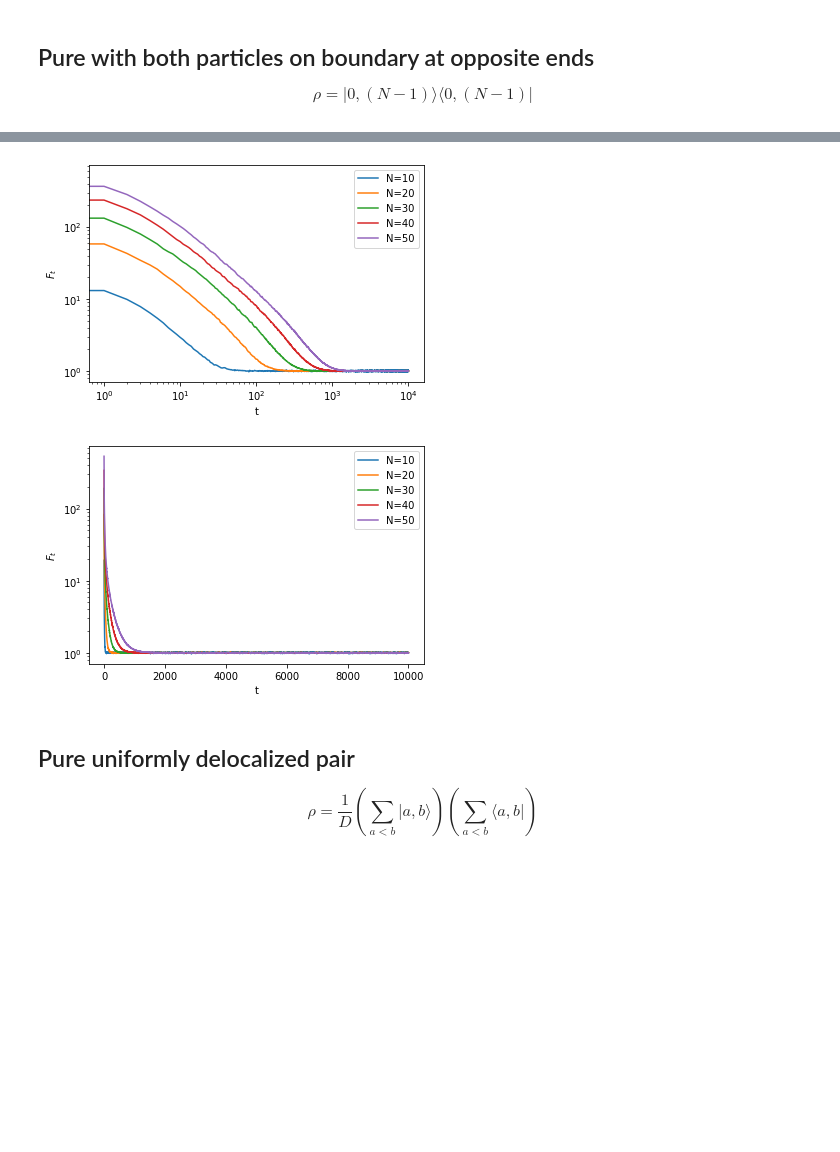
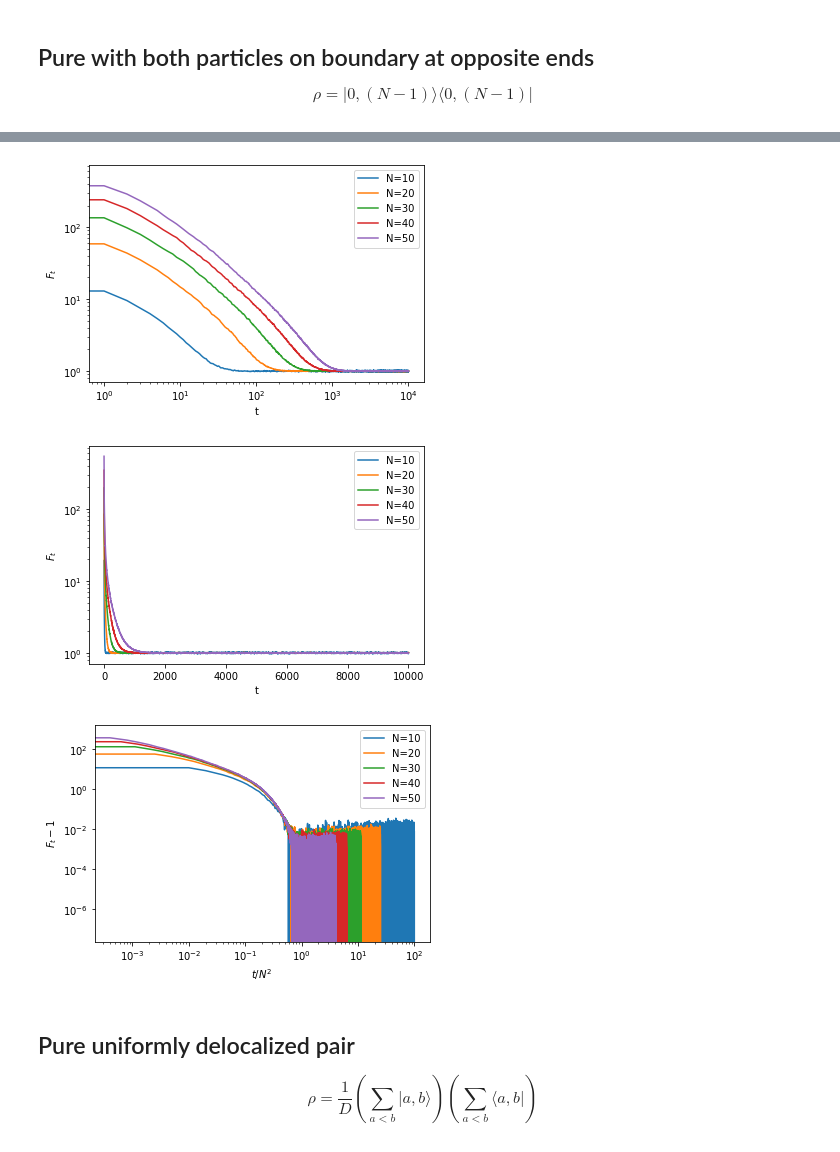
Before and after one commit to Renmusxd/RandomUnitaryLayers, a Jupyter notebook: jupyter/DoubleDefect.ipynb, the cells around one changed output, grey strips where cells are left out. Drawn from its saved outputs; the diff is of its cells as text; code cells hidden in the pictures; blank space fills up the shorter version.

```diff
--- a/jupyter/DoubleDefect.ipynb
+++ b/jupyter/DoubleDefect.ipynb
@@ -44,4 +44,15 @@ pyplot.ylabel('$F_t$')
 pyplot.yscale('log')
 pyplot.legend()
 pyplot.show()
+
+for n, purity in zip(ns, pure_purities):
+    l = len(purity)
+    pyplot.plot(numpy.arange(l)/(n**2), purity - 1, label=f"N={n}")
+
+pyplot.xlabel('$t/N^2$')
+pyplot.ylabel('$F_t - 1$')
+pyplot.xscale('log')
+pyplot.yscale('log')
+pyplot.legend()
+pyplot.show()
 # %% [output]
@@ -71,26 +83,39 @@ Wall time: 28.5 s
 # %%
 for n, purity in zip(ns, pure_purities):
     pyplot.plot(purity, label=f"N={n}")
 
 pyplot.xlabel('t')
 pyplot.ylabel('$F_t$')
 pyplot.xscale('log')
 pyplot.yscale('log')
 pyplot.legend()
 pyplot.show()
 
 for n, purity in zip(ns, pure_purities):
     pyplot.plot(purity, label=f"N={n}")
 
 
 pyplot.xlabel('t')
 pyplot.ylabel('$F_t$')
 pyplot.yscale('log')
 pyplot.legend()
 pyplot.show()
+
+
+for n, purity in zip(ns, pure_purities):
+    l = len(purity)
+    pyplot.plot(numpy.arange(l)/(n**2), purity - 1, label=f"N={n}")
+
+pyplot.xlabel('$t/N^2$')
+pyplot.ylabel('$F_t - 1$')
+pyplot.xscale('log')
+pyplot.yscale('log')
+pyplot.legend()
+pyplot.show()
 # %% [output]
-[figure, old version]
+[figure, new version]
-[figure, old version]
+[figure, new version]
+[figure, added]
 # %% [markdown]
 ## Pure uniformly delocalized pair
 
```
Also changed, not shown: parts of 8 cells of this notebook.
